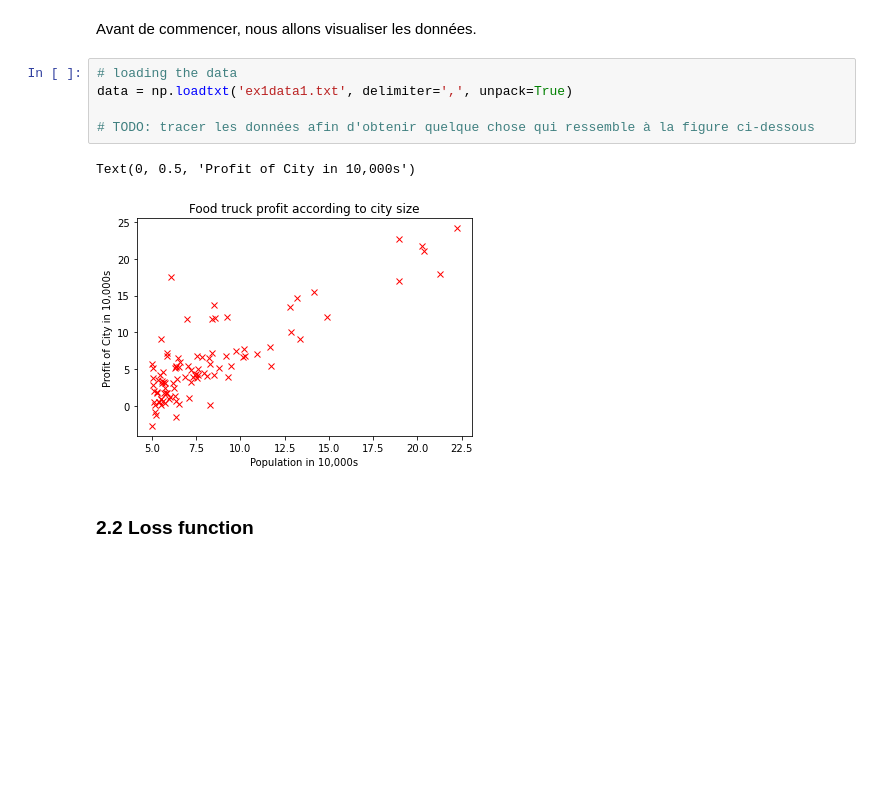
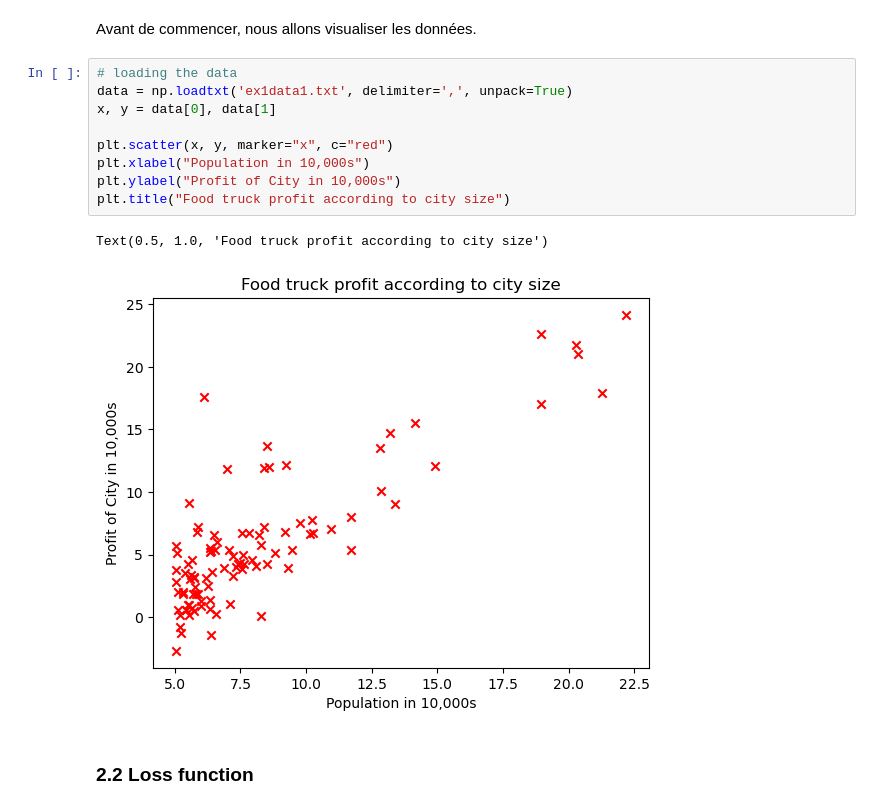
Before and after one commit to HUART1848/APV_L1, a Jupyter notebook: TP1_APV_S1-2023_Reponses_Huart_Hugo.ipynb, the cells around one changed output. Drawn from its saved outputs; the diff is of its cells as text; blank space fills up the shorter version.

```diff
--- a/TP1_APV_S1-2023_Reponses_Huart_Hugo.ipynb
+++ b/TP1_APV_S1-2023_Reponses_Huart_Hugo.ipynb
@@ -95,11 +95,15 @@ Avant de commencer, nous allons visualiser les données.
 # %%
 # loading the data
 data = np.loadtxt('ex1data1.txt', delimiter=',', unpack=True)
+x, y = data[0], data[1]
 
-# TODO: tracer les données afin d'obtenir quelque chose qui ressemble à la figure ci-dessous
+plt.scatter(x, y, marker="x", c="red")
+plt.xlabel("Population in 10,000s")
+plt.ylabel("Profit of City in 10,000s")
+plt.title("Food truck profit according to city size")
 # %% [output]
-Text(0, 0.5, 'Profit of City in 10,000s')
+Text(0.5, 1.0, 'Food truck profit according to city size')
-[figure, old version]
+[figure, new version]
 # %% [markdown]
 ### 2.2 Loss function
 # %% [markdown]
```
Also changed, not shown: parts of 6 cells of this notebook.
